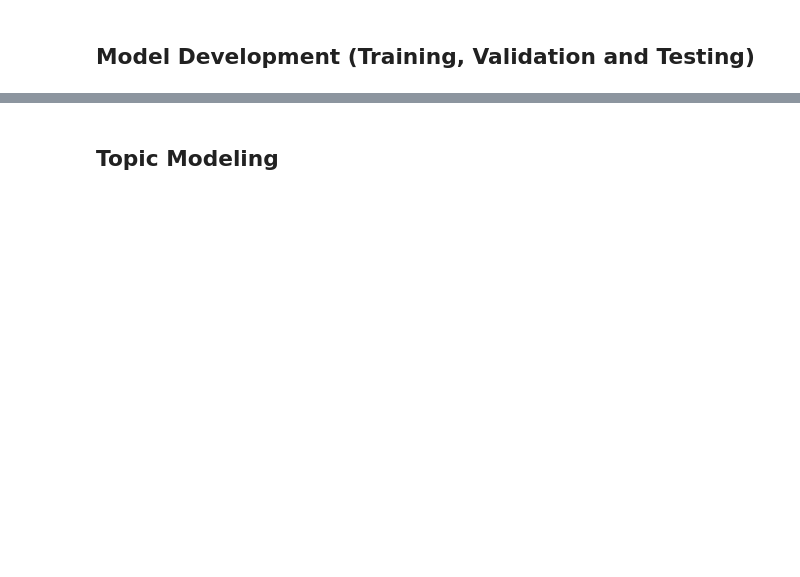
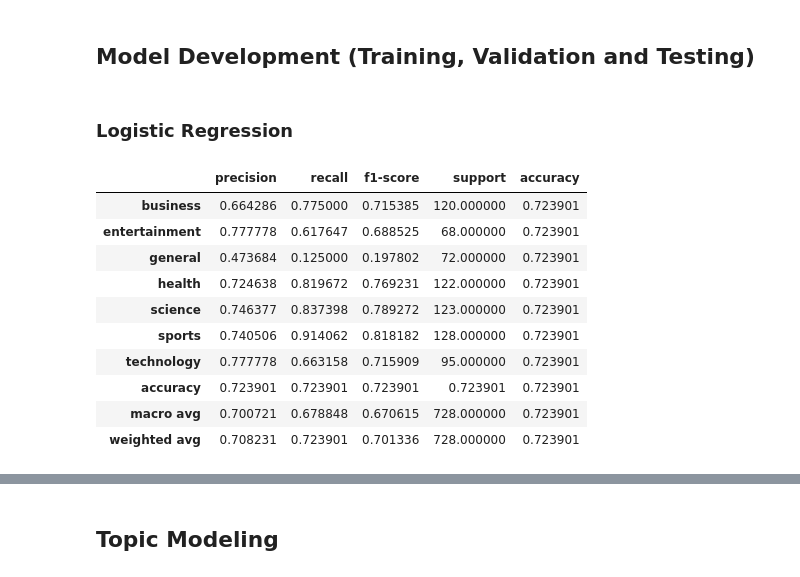
Before and after one commit to mitosisgg/ADS509_FinalProject, a Jupyter notebook: ADS_509_Final_Team_Project.ipynb, the cells around one changed output, grey strips where cells are left out. Saved outputs shown, nothing was run; the diff lists cells and outputs as text; code cells hidden in the pictures; blank space fills up the shorter version.

Commit message:
+classifiers (logit, svn, nb), +topic clustering (LDA)

```diff
--- a/ADS_509_Final_Team_Project.ipynb
+++ b/ADS_509_Final_Team_Project.ipynb
@@ -579,2 +587,4 @@ display(desc_stats_df)
+# %%
+df['comb_text'] = df['title'] + ' ' + df['description'] + ' ' + df['content']
 # %% [markdown]
 ## Data Splitting and Class Imbalance
@@ -581,2 +631,46 @@ display(desc_stats_df)
 # %% [markdown]
 ## Model Development (Training, Validation and Testing)
+# %% [markdown]
+### Logistic Regression
+# %%
+from sklearn.metrics import classification_report, accuracy_score
+from sklearn.feature_extraction.text import TfidfVectorizer
+from sklearn.linear_model import LogisticRegression
+from sklearn.pipeline import make_pipeline
+
+# Create a pipeline: TF-IDF vectorizer + Logistic Regression
+logreg_pipeline = make_pipeline(
+    TfidfVectorizer(max_features=10000, ngram_range=(1,2)),
+    LogisticRegression(max_iter=1000, random_state=42)
+)
+
+# Fit the model
+logreg_pipeline.fit(train_df['comb_text'], train_df['category'])
+
+# Predict on test set
+y_pred = logreg_pipeline.predict(test_df['comb_text'])
+
+# Calculate accuracy
+accuracy = accuracy_score(test_df['category'], y_pred)
+
+# Get classification report as dict
+report = classification_report(test_df['category'], y_pred, output_dict=True)
+
+# Convert to results DataFrame
+classifier_results = pd.DataFrame(report).T
+classifier_results['accuracy'] = accuracy  # Add accuracy column for all rows
+
+# Display summary
+display(classifier_results)
+# %% [output]
+|  | precision | recall | f1-score | support | accuracy |
+| business | 0.664286 | 0.775000 | 0.715385 | 120.000000 | 0.723901 |
+| entertainment | 0.777778 | 0.617647 | 0.688525 | 68.000000 | 0.723901 |
+| general | 0.473684 | 0.125000 | 0.197802 | 72.000000 | 0.723901 |
+| health | 0.724638 | 0.819672 | 0.769231 | 122.000000 | 0.723901 |
+| science | 0.746377 | 0.837398 | 0.789272 | 123.000000 | 0.723901 |
+| sports | 0.740506 | 0.914062 | 0.818182 | 128.000000 | 0.723901 |
+| technology | 0.777778 | 0.663158 | 0.715909 | 95.000000 | 0.723901 |
+| accuracy | 0.723901 | 0.723901 | 0.723901 | 0.723901 | 0.723901 |
+| macro avg | 0.700721 | 0.678848 | 0.670615 | 728.000000 | 0.723901 |
+| weighted avg | 0.708231 | 0.723901 | 0.701336 | 728.000000 | 0.723901 |
```
Also changed, not shown: parts of 14 cells of this notebook.
